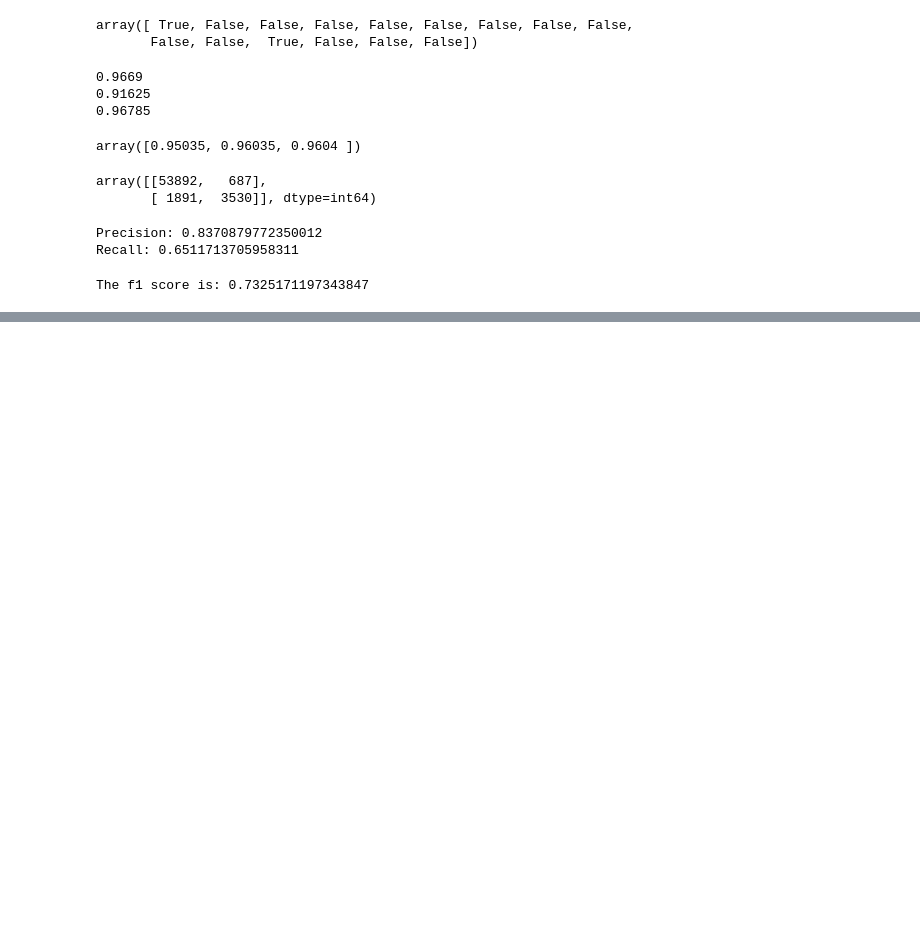
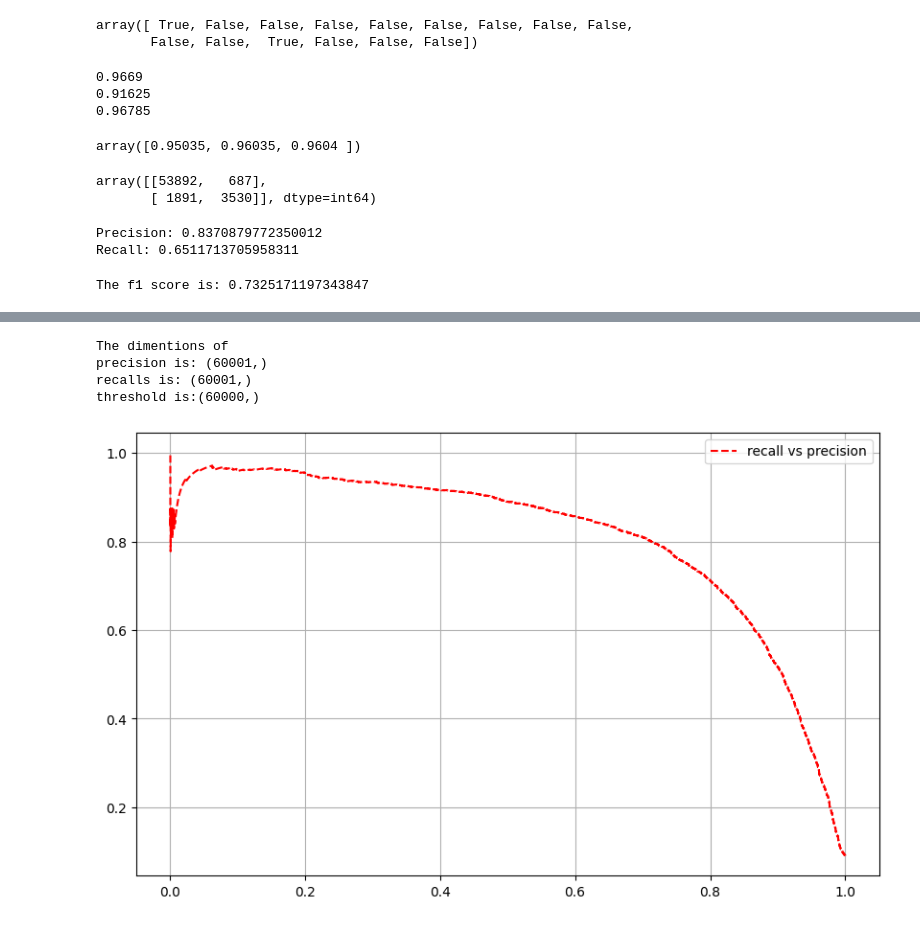
Before and after one commit to Ashmit-1/classificationDigits, a Jupyter notebook: classification.ipynb, the cells around one changed output, grey strips where cells are left out. Cells and saved outputs as stored; diff of their text form; code cells hidden in the pictures; blank space fills up the shorter version.

Commit message:
study precision recall tradeoff to set a proper threshold for the model

```diff
--- a/classification.ipynb
+++ b/classification.ipynb
@@ -145,0 +166,21 @@ The f1 score is: 0.7325171197343847
+# %%
+decision_scores = cross_val_predict(sgd_clf, X_train, y_train_5_book, method="decision_function", cv=3)
+y_scores = decision_scores.copy()
+# %%
+from sklearn.metrics import precision_recall_curve
+precisions, recalls, thresholds = precision_recall_curve(y_train_5_book, y_scores)
+# %%
+print(f"The dimentions of \nprecision is: {precisions.shape}\nrecalls is: {recalls.shape}\nthreshold is:{thresholds.shape}")
+# %% [output]
+The dimentions of
+precision is: (60001,)
+recalls is: (60001,)
+threshold is:(60000,)
+# %%
+plt.figure(figsize=(10, 6))
+plt.plot(recalls[:recalls.shape[0]-1], precisions[:precisions.shape[0]-1], "r--", label="recall vs precision",)
+plt.legend()
+plt.grid(True)
+plt.show()
+# %% [output]
+[figure, added]
```
Also changed, not shown: parts of 2 cells of this notebook.
